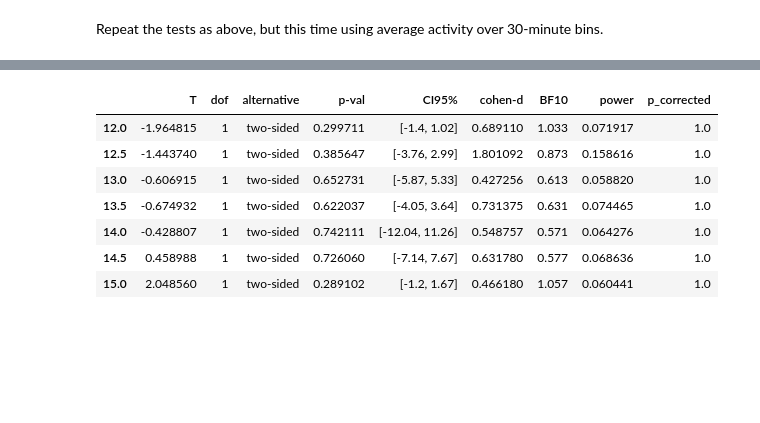
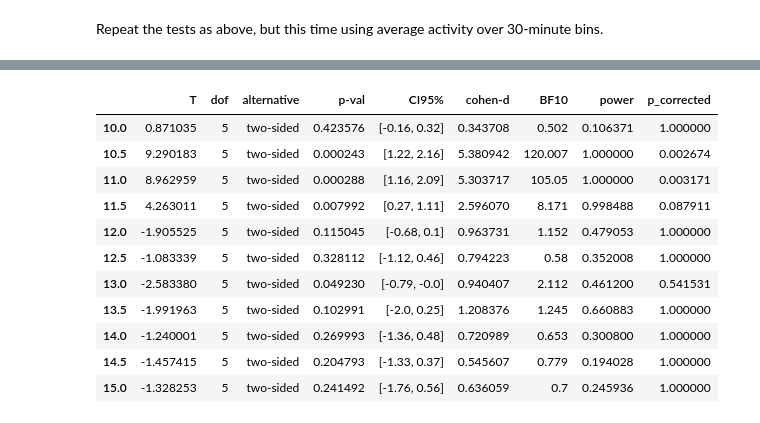
Before and after one commit to sjwalker223/Neural_Photometry_Analysis, a Jupyter notebook: Long-Recording/Merge_Overnight_Trials_and_Analyze.ipynb, the cells around one changed output, grey strips where cells are left out. Cells and saved outputs as stored; diff of their text form; code cells hidden in the pictures; blank space fills up the shorter version.

Commit message:
Added scripts to analyze food-seeking behavior data with neural activity

```diff
--- a/Long-Recording/Merge_Overnight_Trials_and_Analyze.ipynb
+++ b/Long-Recording/Merge_Overnight_Trials_and_Analyze.ipynb
@@ -166,6 +166,8 @@ Mean_Over_Mice = {}
 SEM_Over_Mice = {}
 
 # Loop through moving mean values
+my_cols = pd.MultiIndex(levels = [[],[]], codes = [[],[]],
+                            names = [u'MouseTrialID',u'Stim'])
 for MM in Moving_Means.keys():
     Mouse_Means[MM] = {'dFF0':pd.DataFrame(index = Moving_Means[MM]['dFF0'].index, columns = my_cols),
                 'z-score':pd.DataFrame(index = Moving_Means[MM]['z-score'].index, columns = my_cols)}
@@ -253,10 +259,10 @@ Plot just the time around lights-off.
 # %%
 ### Set these parameters:
 PlotStartDay = 1
-PlotStartTime = 11
+PlotStartTime = 9
 PlotEndDay = 1
-PlotEndTime = 15
-EventTime = 12
+PlotEndTime = 12
+EventTime = 10
 MM = 10 # the moving mean window size to use (in mins)
 signal = 'z-score' # the signal type to plot ('dFF0' or 'z-score)
 ###
@@ -279,4 +285,7 @@ ax.plot([EventTime,EventTime],ylim)
 ax.set_ylim(ylim)
 date_form = DateFormatter("%H:%M")
 ax.xaxis.set_major_formatter(date_form)
+
+plt.savefig('Closeup_Raw_30min.svg')
+plt.savefig('Closeup_Raw_30min.png')
 # %% [output]
@@ -288,7 +297,7 @@ We will try two different measures of activity for statistical comparison: takin
 For direct statistical comparison, first plot a boxplot of activity for each condition at specific timepoints, using moving mean with 1-min window. Each datapoint = average for 1 mouse.
 # %%
 ### Set times to quantify
-times = date_range(datetime.datetime(1,1,1,12,0,0),datetime.datetime(1,1,1,15,0,0),30,'minutes')
+times = date_range(datetime.datetime(1,1,1,10,0,0),datetime.datetime(1,1,1,15,0,0),30,'minutes')
 ###
 
 # Dataframe with factors and datapoints
@@ -365,7 +365,7 @@ Repeat the tests as above, but this time using average activity over 30-minute b
 # Take average activity in 30min bins, instead of 1min mean at 30min intervals.
 # Bin is from 29 mins before timepoint to timepoint (i.e. label is on right edge of bin).
 binmins = 30 # interval between bins, in minutes
-times = date_range(datetime.datetime(1,1,1,12,0,0),datetime.datetime(1,1,1,15,0,0),binmins,'minutes')
+times = date_range(datetime.datetime(1,1,1,10,0,0),datetime.datetime(1,1,1,15,0,0),binmins,'minutes')
 
 DataPoints_Bins = {}
 MeanPoints_Bins = pd.DataFrame()
@@ -374,7 +374,7 @@ for Stim in ConditionsToPlot:
     DataPoints_Bins[Stim] = pd.DataFrame()
     for timepoint in times:
         this_time = timepoint.hour + timepoint.minute/60
-        DataPoints_Bins[Stim][this_time] = Mouse_Means['Raw']['z-score'].xs(Stim,level=1,axis=1).loc[date_range(timepoint-datetime.timedelta(minutes=binmins-1),timepoint,1,'seconds')].mean()
+        DataPoints_Bins[Stim][this_time] = Mouse_Means[1]['z-score'].xs(Stim,level=1,axis=1).loc[date_range(timepoint-datetime.timedelta(minutes=binmins-1),timepoint,1,'seconds')].mean()
 
 # Dataframe with factors and datapoints
 comp = pd.DataFrame({'Condition':[],
@@ -407,28 +407,32 @@ res_bins
 # %%
-# Post-hoc paired t-test for binned data
+# Post-hoc paired t-test for binned data (if 2 conditions)
 TimePointComparison_Bins = {}
 TimePointComparison_Bins_res = pd.DataFrame()
 for timepoint in DataPoints_Bins[Stim].columns:
     TimePointComparison_Bins[timepoint]=pd.DataFrame()
     for Stim in ConditionsToPlot:
         TimePointComparison_Bins[timepoint][Stim] = DataPoints_Bins[Stim][timepoint]
     with np.errstate(divide='ignore', invalid='ignore'):    #ignore runtime errors from Pingouin
         app = pg.ttest(TimePointComparison_Bins[timepoint][ConditionsToPlot[0]],
                         TimePointComparison_Bins[timepoint][ConditionsToPlot[1]],
                         paired=True)
     app.index = [timepoint]
     TimePointComparison_Bins_res = pd.concat([TimePointComparison_Bins_res,app],axis=0)
 
 # These p-values are uncorrected. Correct by multiplying the reported p-value by the number of comparisons
 TimePointComparison_Bins_res['p_corrected'] = [np.min([i,1]) for i in
                         TimePointComparison_Bins_res['p-val']*len(TimePointComparison_Bins_res.index)]
-TimePointComparison_res
+TimePointComparison_Bins_res
 # %% [output]
 |  | T | dof | alternative | p-val | CI95% | cohen-d | BF10 | power | p_corrected |
-| 12.0 | -1.964815 | 1 | two-sided | 0.299711 | [-1.4, 1.02] | 0.689110 | 1.033 | 0.071917 | 1.0 |
-| 12.5 | -1.443740 | 1 | two-sided | 0.385647 | [-3.76, 2.99] | 1.801092 | 0.873 | 0.158616 | 1.0 |
-| 13.0 | -0.606915 | 1 | two-sided | 0.652731 | [-5.87, 5.33] | 0.427256 | 0.613 | 0.058820 | 1.0 |
-| 13.5 | -0.674932 | 1 | two-sided | 0.622037 | [-4.05, 3.64] | 0.731375 | 0.631 | 0.074465 | 1.0 |
-| 14.0 | -0.428807 | 1 | two-sided | 0.742111 | [-12.04, 11.26] | 0.548757 | 0.571 | 0.064276 | 1.0 |
-| 14.5 | 0.458988 | 1 | two-sided | 0.726060 | [-7.14, 7.67] | 0.631780 | 0.577 | 0.068636 | 1.0 |
-| 15.0 | 2.048560 | 1 | two-sided | 0.289102 | [-1.2, 1.67] | 0.466180 | 1.057 | 0.060441 | 1.0 |
+| 10.0 | 0.871035 | 5 | two-sided | 0.423576 | [-0.16, 0.32] | 0.343708 | 0.502 | 0.106371 | 1.000000 |
+| 10.5 | 9.290183 | 5 | two-sided | 0.000243 | [1.22, 2.16] | 5.380942 | 120.007 | 1.000000 | 0.002674 |
+| 11.0 | 8.962959 | 5 | two-sided | 0.000288 | [1.16, 2.09] | 5.303717 | 105.05 | 1.000000 | 0.003171 |
+| 11.5 | 4.263011 | 5 | two-sided | 0.007992 | [0.27, 1.11] | 2.596070 | 8.171 | 0.998488 | 0.087911 |
+| 12.0 | -1.905525 | 5 | two-sided | 0.115045 | [-0.68, 0.1] | 0.963731 | 1.152 | 0.479053 | 1.000000 |
+| 12.5 | -1.083339 | 5 | two-sided | 0.328112 | [-1.12, 0.46] | 0.794223 | 0.58 | 0.352008 | 1.000000 |
+| 13.0 | -2.583380 | 5 | two-sided | 0.049230 | [-0.79, -0.0] | 0.940407 | 2.112 | 0.461200 | 0.541531 |
+| 13.5 | -1.991963 | 5 | two-sided | 0.102991 | [-2.0, 0.25] | 1.208376 | 1.245 | 0.660883 | 1.000000 |
+| 14.0 | -1.240001 | 5 | two-sided | 0.269993 | [-1.36, 0.48] | 0.720989 | 0.653 | 0.300800 | 1.000000 |
+| 14.5 | -1.457415 | 5 | two-sided | 0.204793 | [-1.33, 0.37] | 0.545607 | 0.779 | 0.194028 | 1.000000 |
+| 15.0 | -1.328253 | 5 | two-sided | 0.241492 | [-1.76, 0.56] | 0.636059 | 0.7 | 0.245936 | 1.000000 |
```
Also changed, not shown: parts of 17 cells of this notebook, 3 other files.
